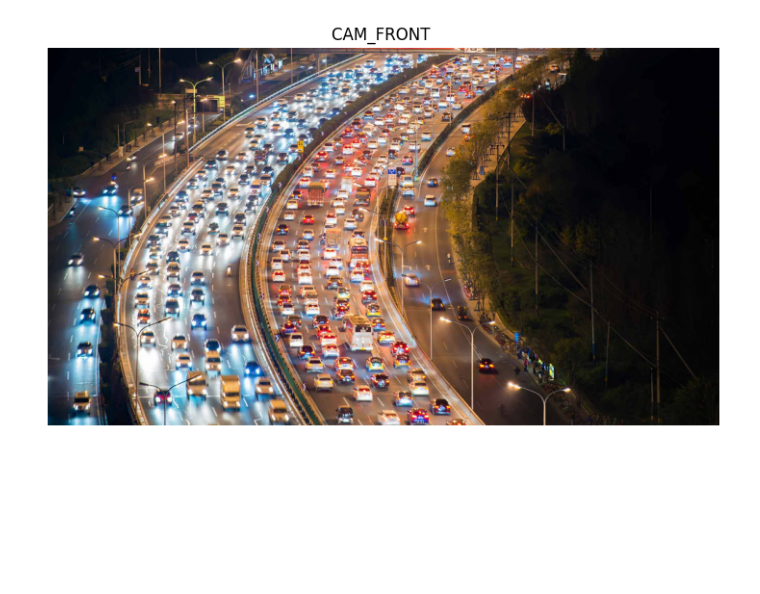
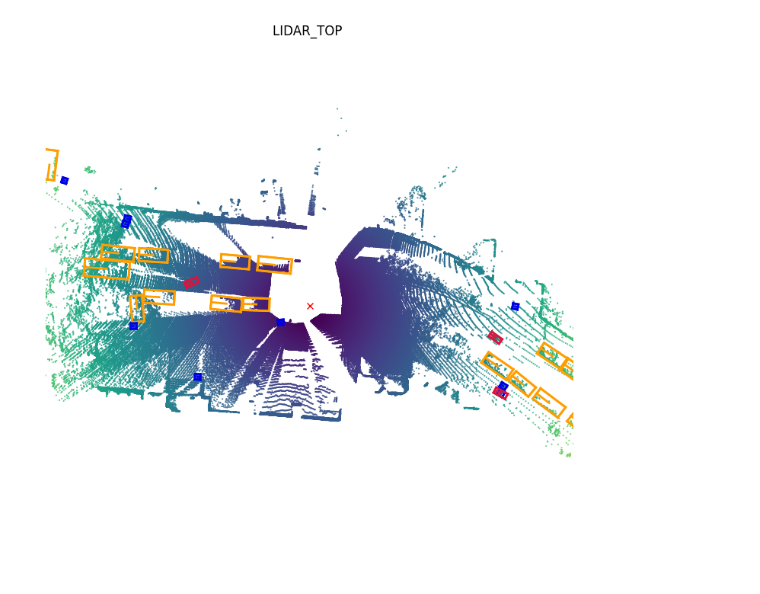
Before and after one commit to erivera1802/automatedPointcloudLabeling, a Jupyter notebook: utils/nuscenes/validat.ipynb, the cells around one changed output. Cells and saved outputs as stored; diff of their text form; code cells hidden in the pictures; blank space fills up the shorter version.

```diff
--- a/utils/nuscenes/validat.ipynb
+++ b/utils/nuscenes/validat.ipynb
@@ -4,8 +4,8 @@ import os
 print(os.getcwd())
 nusc = NuScenes(version='v1.0-trainval', dataroot='/home/ge48vus/esteban/pseudolabeling/automatedpclabelling/data/nuscenes_format/edgar_begum', verbose=True)
 
-#nusc.list_scenes()
-#my_scene = nusc.scene[0]
+nusc.list_scenes()
+my_scene = nusc.scene[0]
 #my_scene
 # %% [output]
 /home/ge48vus/esteban/pseudolabeling/automatedpclabelling/utils/nuscenes
@@ -33,9 +30,9 @@ last_sample_token = my_scene['last_sample_token']
 my_sample = nusc.get('sample', last_sample_token)
 #my_sample
 # %%
-nusc.render_sample_data(my_sample["data"]["CAM_FRONT"])
+nusc.render_sample_data(my_sample["data"]["LIDAR_TOP"])
 # %% [output]
-[figure, old version]
+[figure, new version]
 # %%
 my_sample
 # %% [output]
```
Also changed, not shown: parts of 1 cell of this notebook.
